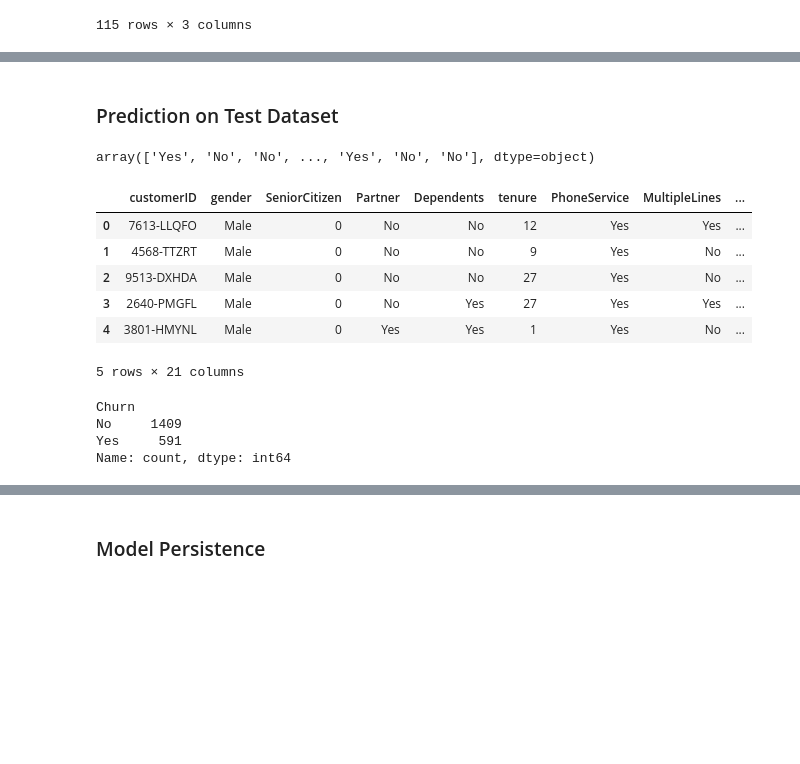
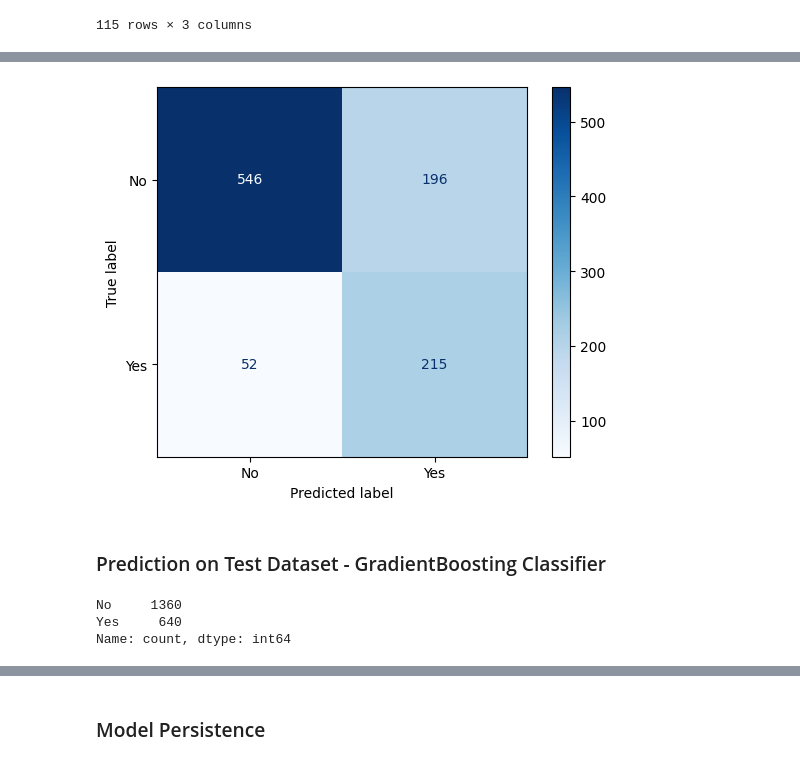
Before and after one commit to pk-aduyaw/Customer_Churn_Classification_Project, a Jupyter notebook: customer_churn_classification_model_project.ipynb, the cells around one changed output, grey strips where cells are left out. Drawn from its saved outputs; the diff is of its cells as text; code cells hidden in the pictures; blank space fills up the shorter version.

```diff
--- a/customer_churn_classification_model_project.ipynb
+++ b/customer_churn_classification_model_project.ipynb
@@ -1433,4 +1541,15 @@ ConfusionMatrixDisplay(threshold_matrix, display_labels=label_encoder.classes_).
+# %%
+threshold_ = 0.276767
+
+y_predic_proba = sv_classifier_pipeline.predict_proba(X_eval)[:,1]
+
+binary_classification = (y_predic_proba >= threshold_)
+
+threshold_matrix = confusion_matrix(y_eval_encoded, binary_classification)
+ConfusionMatrixDisplay(threshold_matrix, display_labels=label_encoder.classes_).plot(cmap='Blues');
+# %% [output]
+[figure, added]
 # %% [markdown]
-### Prediction on Test Dataset
+### Prediction on Test Dataset - GradientBoosting Classifier
 # %%
 test_prediction = gb_classifier_pipeline.predict(test_df)
@@ -1438,23 +1557,7 @@ test_prediction_r = label_encoder.inverse_transform(test_prediction)
 # %%
-test_prediction_r
+test_prediction_r.value_counts()
 # %% [output]
-array(['Yes', 'No', 'No', ..., 'Yes', 'No', 'No'], dtype=object)
+No     1360
+Yes     640
+Name: count, dtype: int64
-# %%
-test_df['Churn'] = test_prediction_r
-test_df.head()
-# %% [output]
-|  | customerID | gender | SeniorCitizen | Partner | Dependents | tenure | PhoneService | MultipleLines | ... |
-| 0 | 7613-LLQFO | Male | 0 | No | No | 12 | Yes | Yes | ... |
-| 1 | 4568-TTZRT | Male | 0 | No | No | 9 | Yes | No | ... |
-| 2 | 9513-DXHDA | Male | 0 | No | No | 27 | Yes | No | ... |
-| 3 | 2640-PMGFL | Male | 0 | No | Yes | 27 | Yes | Yes | ... |
-| 4 | 3801-HMYNL | Male | 0 | Yes | Yes | 1 | Yes | No | ... |
-5 rows × 21 columns
-# %%
-test_df['Churn'].value_counts()
-# %% [output]
-Churn
-No     1409
-Yes     591
-Name: count, dtype: int64
 # %% [markdown]
```
Also changed, not shown: parts of 24 cells of this notebook, 4 other files.
